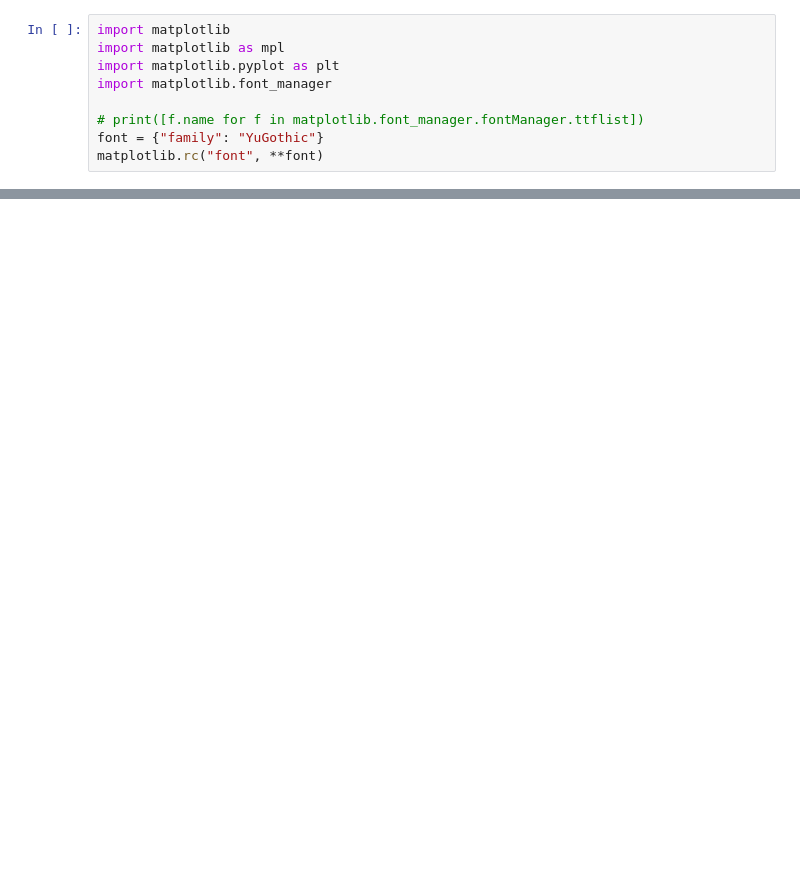
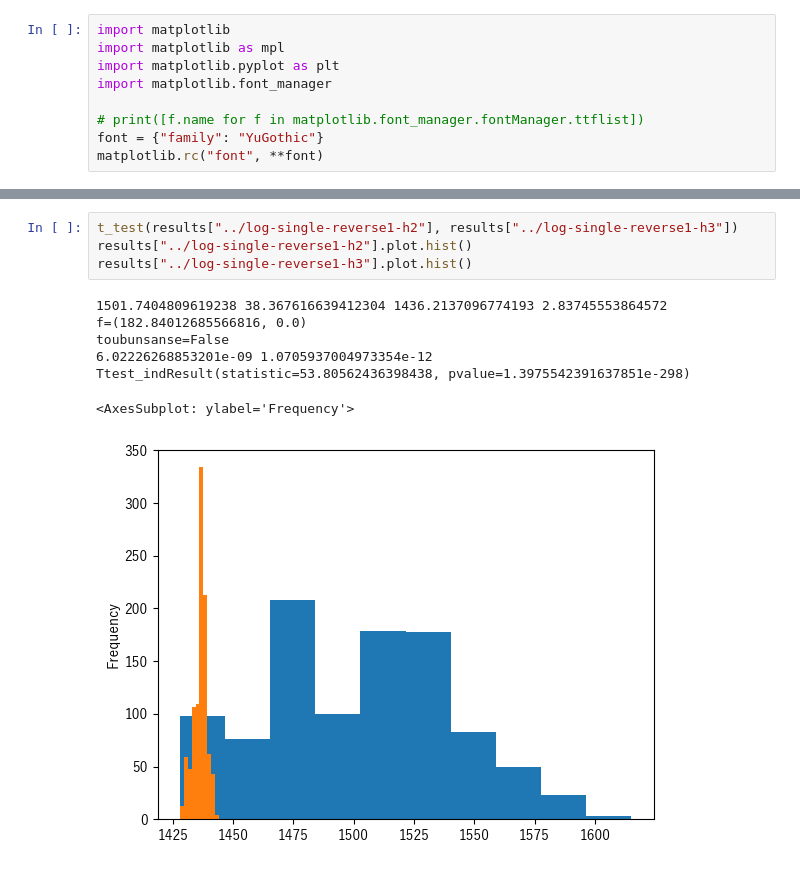
Before and after one commit to totto2727-org/puppeteer-http-protocol-tester, a Jupyter notebook: process/client-time-reverse.ipynb, the cells around one changed output, grey strips where cells are left out. Cells and saved outputs as stored; diff of their text form; blank space fills up the shorter version.

```diff
--- a/process/client-time-reverse.ipynb
+++ b/process/client-time-reverse.ipynb
@@ -191,0 +297,12 @@ ploted.set_ylim(1400, 1600)
+# %%
+t_test(results["../log-single-reverse1-h2"], results["../log-single-reverse1-h3"])
+results["../log-single-reverse1-h2"].plot.hist()
+results["../log-single-reverse1-h3"].plot.hist()
+# %% [output]
+1501.7404809619238 38.367616639412304 1436.2137096774193 2.83745553864572
+f=(182.84012685566816, 0.0)
+toubunsanse=False
+6.02226268853201e-09 1.0705937004973354e-12
+Ttest_indResult(statistic=53.80562436398438, pvalue=1.3975542391637851e-298)
+<AxesSubplot: ylabel='Frequency'>
+[figure, added]
```
Also changed, not shown: parts of 10 cells of this notebook, 18 other files.
